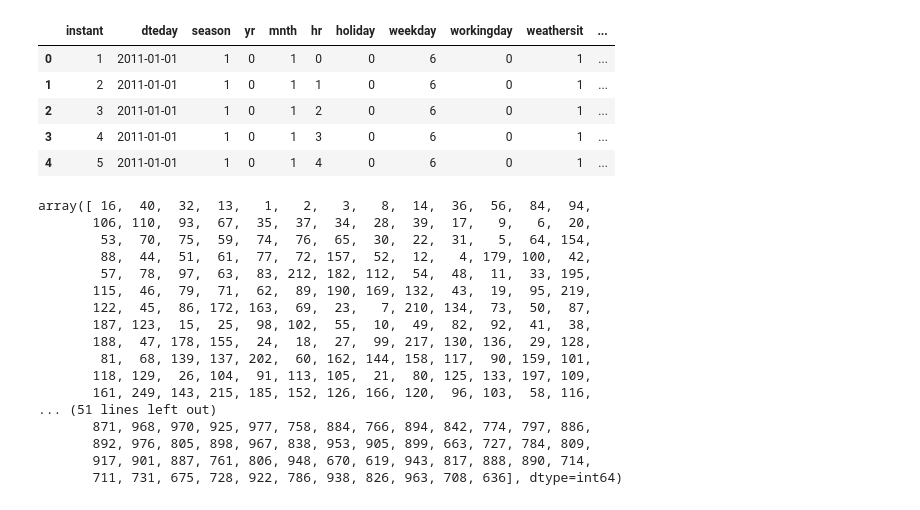
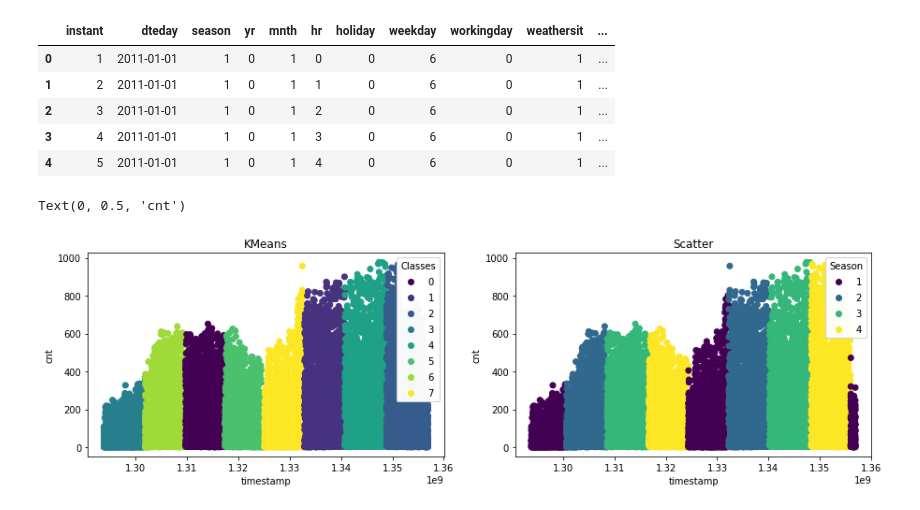
Before and after one commit to lucastsc/bike, a Jupyter notebook: bike.ipynb, the cells around one changed output. Saved outputs shown, nothing was run; the diff lists cells and outputs as text; code cells hidden in the pictures.

Commit message:
feat: graphical comparison between kmeans grouping result and plotting filtering by season

```diff
--- a/bike.ipynb
+++ b/bike.ipynb
@@ -55,33 +57,32 @@ df.head()
 | 2 | 3 | 2011-01-01 | 1 | 0 | 1 | 2 | 0 | 6 | 0 | 1 | ... |
 | 3 | 4 | 2011-01-01 | 1 | 0 | 1 | 3 | 0 | 6 | 0 | 1 | ... |
 | 4 | 5 | 2011-01-01 | 1 | 0 | 1 | 4 | 0 | 6 | 0 | 1 | ... |
-# %%
-model = KMeans(n_clusters=3)
-model.fit(df)
-
-fig = plt.figure(figsize=(10,10))
-plt = fig.add_subplot(111, projection='3d')
-plt.scatter(X[:,0],X[:,1],X[:,2],
-            c=all_predictions, edgecolor='red', s=40, alpha = 0.5)
-plt.set_title("First three PCA directions")
-plt.set_xlabel("Educational_Degree")
-plt.set_ylabel("Gross_Monthly_Salary")
-plt.set_zlabel("Claim_Rate")
-# %% [output]
-array([ 16,  40,  32,  13,   1,   2,   3,   8,  14,  36,  56,  84,  94,
-       106, 110,  93,  67,  35,  37,  34,  28,  39,  17,   9,   6,  20,
-        53,  70,  75,  59,  74,  76,  65,  30,  22,  31,   5,  64, 154,
-        88,  44,  51,  61,  77,  72, 157,  52,  12,   4, 179, 100,  42,
-        57,  78,  97,  63,  83, 212, 182, 112,  54,  48,  11,  33, 195,
-       115,  46,  79,  71,  62,  89, 190, 169, 132,  43,  19,  95, 219,
-       122,  45,  86, 172, 163,  69,  23,   7, 210, 134,  73,  50,  87,
-       187, 123,  15,  25,  98, 102,  55,  10,  49,  82,  92,  41,  38,
-       188,  47, 178, 155,  24,  18,  27,  99, 217, 130, 136,  29, 128,
-        81,  68, 139, 137, 202,  60, 162, 144, 158, 117,  90, 159, 101,
-       118, 129,  26, 104,  91, 113, 105,  21,  80, 125, 133, 197, 109,
-       161, 249, 143, 215, 185, 152, 126, 166, 120,  96, 103,  58, 116,
-... (51 lines left out)
-       871, 968, 970, 925, 977, 758, 884, 766, 894, 842, 774, 797, 886,
-       892, 976, 805, 898, 967, 838, 953, 905, 899, 663, 727, 784, 809,
-       917, 901, 887, 761, 806, 948, 670, 619, 943, 817, 888, 890, 714,
-       711, 731, 675, 728, 922, 786, 938, 826, 963, 708, 636], dtype=int64)
+# %%
+#create timestamp colum based on datetime column
+df['ts'] = df['dteday'].values.astype(np.int64) // 10 ** 9
+
+#application of kmeans
+X = df[['ts','cnt']]
+kmeans = KMeans(n_clusters=8)
+kmeans.fit(X)
+predictions = kmeans.predict(X)
+
+#comparing kmeans result to plotting grouping by season
+fig, axs = plt.subplots(1,2, figsize=(15,4))
+
+scatter = axs[0].scatter(X['ts'], X['cnt'], c = predictions, label = predictions)
+axs[0].set_title('KMeans')
+legend1 = axs[0].legend(*scatter.legend_elements(), loc="upper right", title="Classes")
+axs[0].add_artist(legend1)
+axs[0].set_xlabel('timestamp')
+axs[0].set_ylabel('cnt')
+
+scatter = axs[1].scatter(X['ts'], X['cnt'], c = df['season'], label = df['season'])
+axs[1].set_title('Scatter')
+legend1 = axs[1].legend(*scatter.legend_elements(), loc="upper right", title="Season")
+axs[1].add_artist(legend1)
+axs[1].set_xlabel('timestamp')
+axs[1].set_ylabel('cnt')
+# %% [output]
+Text(0, 0.5, 'cnt')
+[figure, added]
```
Also changed, not shown: parts of 1 cell of this notebook.
